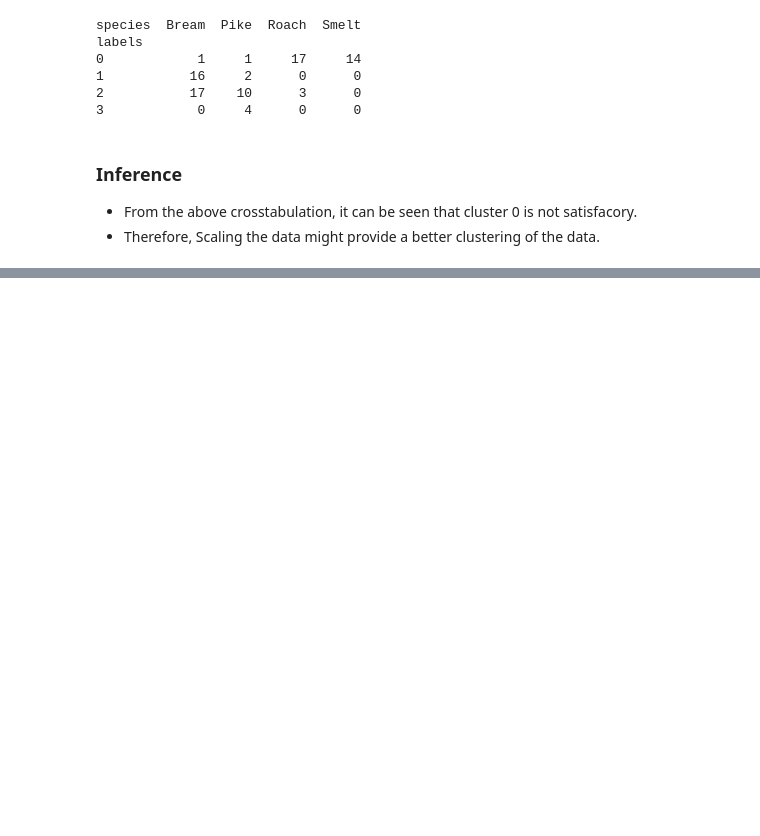
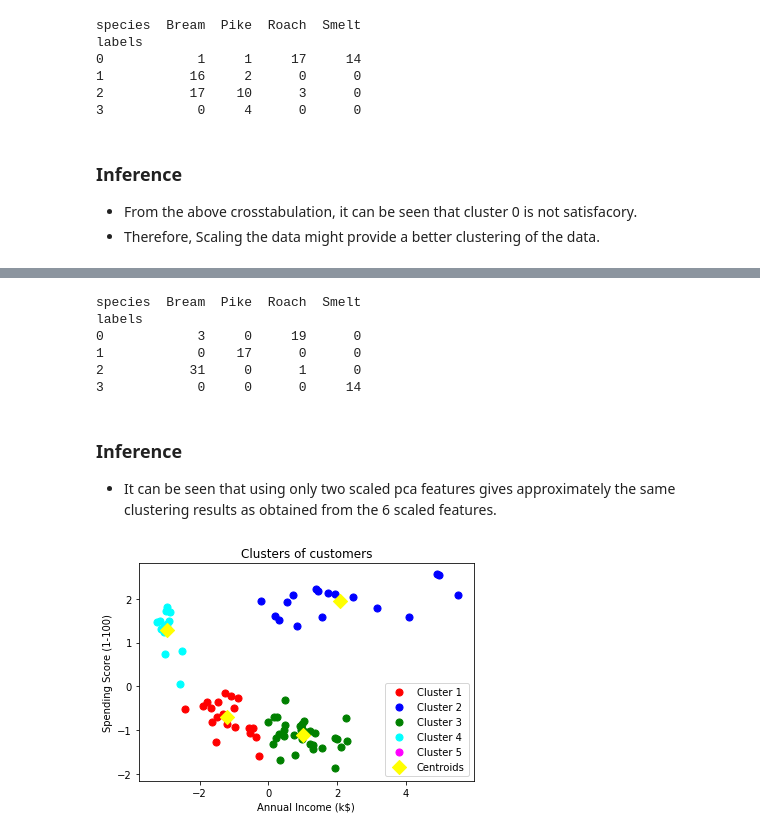
Before and after one commit to ManishRaoS/Machine-Learning, a Jupyter notebook: KMeans/Fish_Data/KMeans_Fish_Data.ipynb, the cells around one changed output, grey strips where cells are left out. Saved outputs shown, nothing was run; the diff lists cells and outputs as text; code cells hidden in the pictures; blank space fills up the shorter version.

```diff
--- a/KMeans/Fish_Data/KMeans_Fish_Data.ipynb
+++ b/KMeans/Fish_Data/KMeans_Fish_Data.ipynb
@@ -111,0 +138,47 @@ labels
+# %%
+# Creating a PCA model with 2 components: pca
+pca = PCA(n_components=2)
+
+# Createing pipeline: pipeline
+pipeline = make_pipeline(scaler, pca)
+
+# Fitting and transforming the pipeline
+pca_features = pipeline.fit_transform(X)
+# %%
+# Fitting K-Means to the dataset with pca features
+kmeans = KMeans(n_clusters=4, init='k-means++', random_state=42)
+labels = kmeans.fit_predict(pca_features)
+# %%
+# Creating a DataFrame with labels and species as columns: df
+df = pd.DataFrame({'labels':labels, 'species': y})
+
+# Creating crosstab: ct
+ct = pd.crosstab(df['labels'], df['species'])
+
+# Displaying ct
+print(ct)
+# %% [output]
+species  Bream  Pike  Roach  Smelt
+labels
+0            3     0     19      0
+1            0    17      0      0
+2           31     0      1      0
+3            0     0      0     14
+# %% [markdown]
+### Inference
+* It can be seen that using only two scaled pca features gives approximately the same clustering results as obtained from the 6 scaled features.
+# %%
+# Visualising the clusters
+plt.scatter(pca_features[labels == 0, 0], pca_features[labels == 0, 1], s = 50, c = 'red', label = 'Cluster 1')
+plt.scatter(pca_features[labels == 1, 0], pca_features[labels == 1, 1], s = 50, c = 'blue', label = 'Cluster 2')
+plt.scatter(pca_features[labels == 2, 0], pca_features[labels == 2, 1], s = 50, c = 'green', label = 'Cluster 3')
+plt.scatter(pca_features[labels == 3, 0], pca_features[labels == 3, 1], s = 50, c = 'cyan', label = 'Cluster 4')
+plt.scatter(pca_features[labels == 4, 0], pca_features[labels == 4, 1], s = 50, c = 'magenta', label = 'Cluster 5')
+plt.scatter(kmeans.cluster_centers_[:, 0], kmeans.cluster_centers_[:, 1], s = 100, c = 'yellow', label = 'Centroids', marker='D')
+plt.title('Clusters of customers')
+plt.xlabel('Annual Income (k$)')
+plt.ylabel('Spending Score (1-100)')
+plt.legend()
+plt.show()
+# %% [output]
+[figure, added]
```
Also changed, not shown: parts of 5 cells of this notebook.
